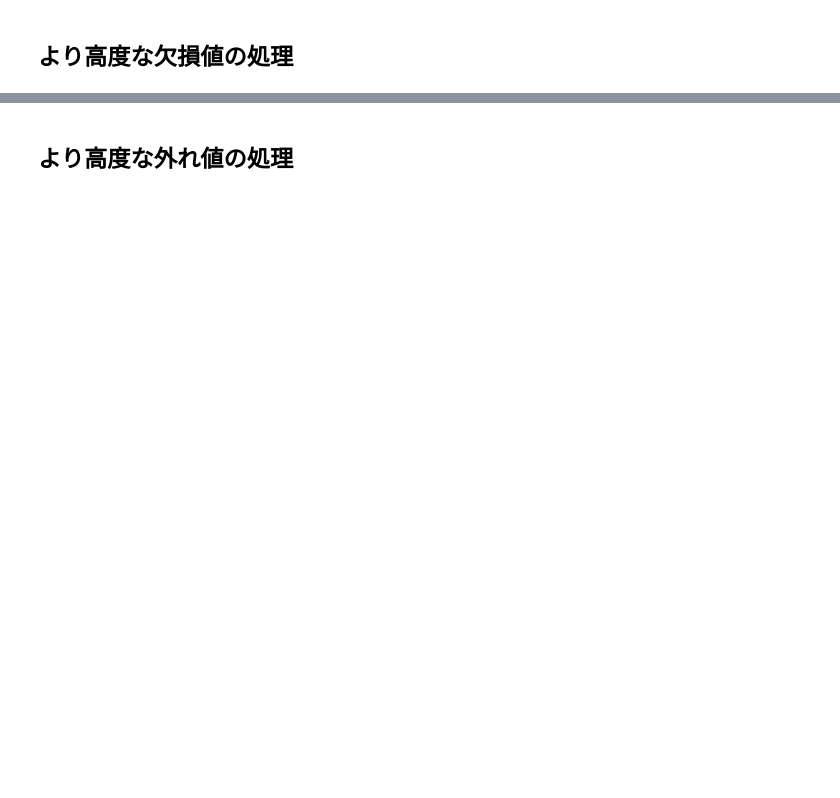
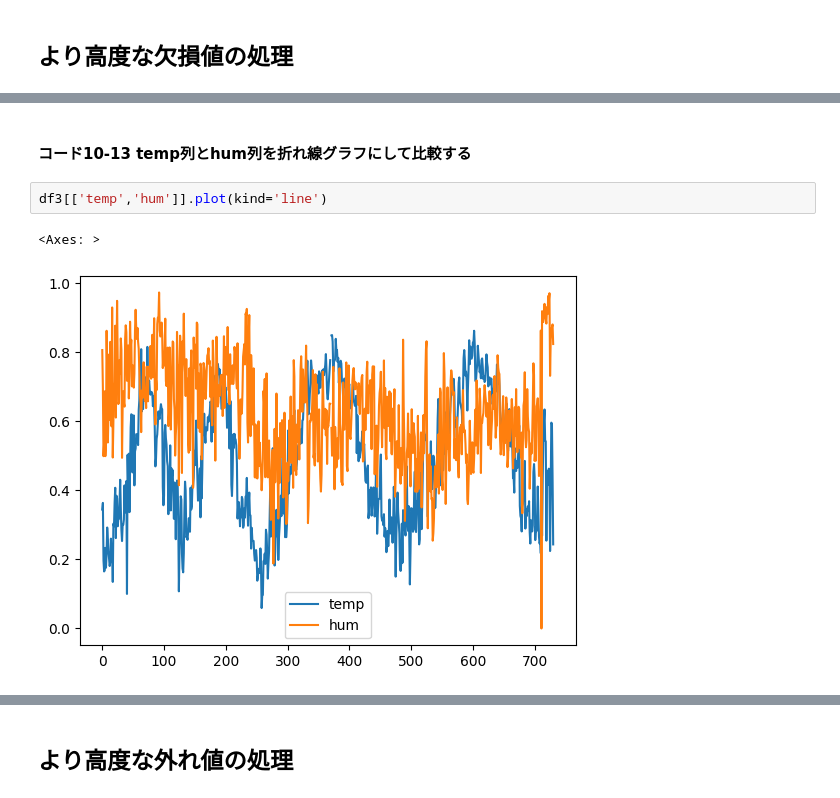
Before and after one commit to k2works/pragmatic-programing-exercise-2023, a Jupyter notebook: src/api/chap11.ipynb, the cells around one changed output, grey strips where cells are left out. Saved outputs shown, nothing was run; the diff lists cells and outputs as text; blank space fills up the shorter version.

```diff
--- a/src/api/chap11.ipynb
+++ b/src/api/chap11.ipynb
@@ -11,0 +166,7 @@ path = os.path.dirname(os.path.abspath(__file__))
+# %% [markdown]
+ #### コード10-13 temp列とhum列を折れ線グラフにして比較する
+# %%
+df3[['temp','hum']].plot(kind='line')
+# %% [output]
+<Axes: >
+[figure, added]
```
Also changed, not shown: parts of 59 cells of this notebook.
